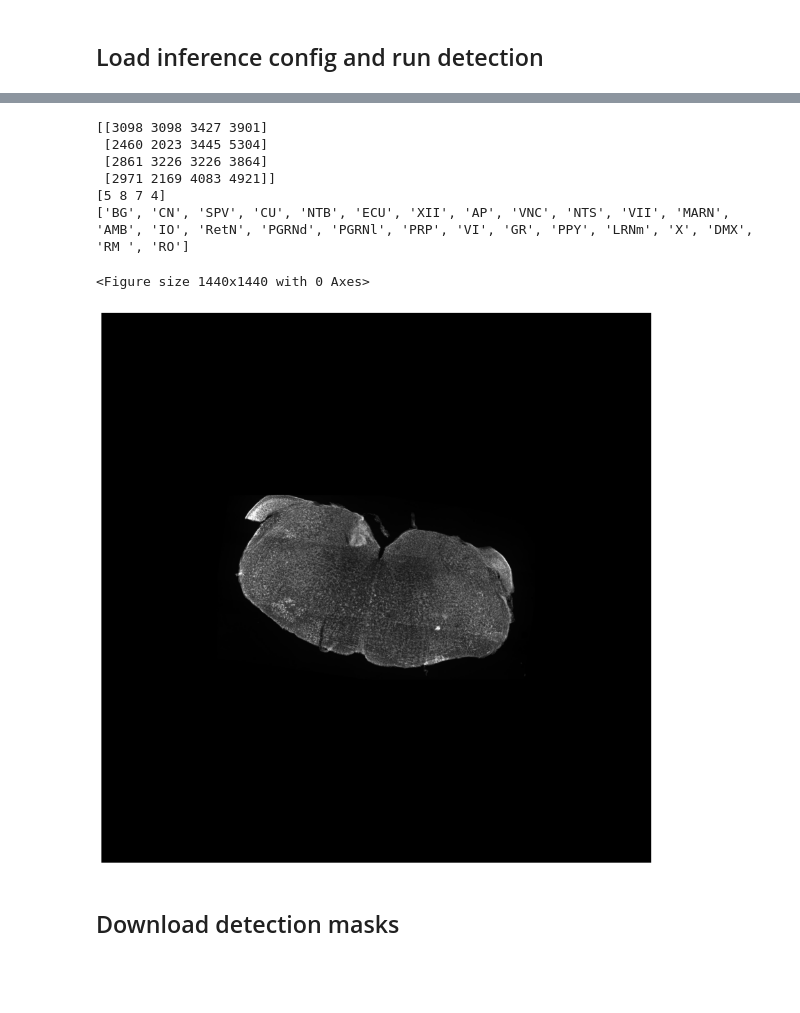
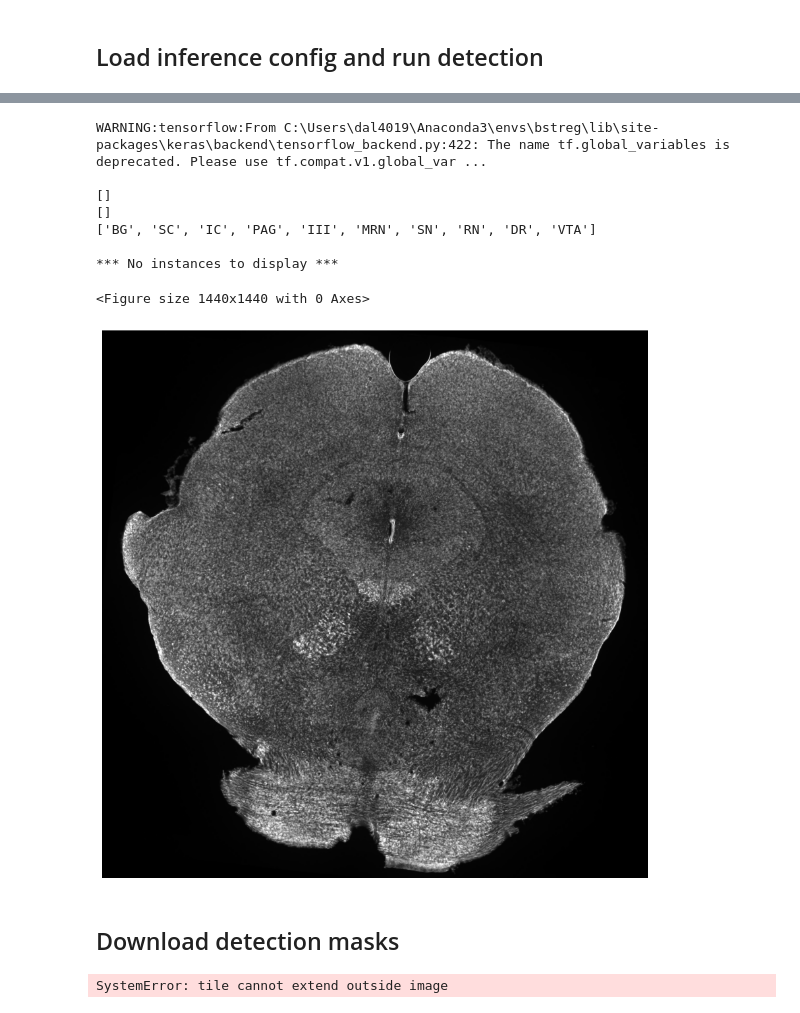
Before and after one commit to itsasimiqbal/SeBRe, a Jupyter notebook: SeBRe_detection.ipynb, the cells around one changed output, grey strips where cells are left out. Saved outputs shown, nothing was run; the diff lists cells and outputs as text; code cells hidden in the pictures; blank space fills up the shorter version.

Commit message:
detection notebook

```diff
--- a/SeBRe_detection.ipynb
+++ b/SeBRe_detection.ipynb
@@ -39,7 +39,7 @@ MODEL_DIR = os.path.join(ROOT_DIR, "weights")
 # %% [output]
 C:\Users\dal4019\Documents\Bst_Reg
 # %%
-RGB_MAPPINGS_DIR = 'rgb_mappings_medulla_v2.csv'
+RGB_MAPPINGS_DIR = 'rgb_mappings_midbrain.csv'
 
 resetDataDir()
 
@@ -77,7 +77,7 @@ class BrainDataset(utils.Dataset):
         for index, label in enumerate(RGB_MAPPINGS_LABELS):
             self.add_class('brain', index+1, label)
 
-        training_images_folder = 'images/VALIDATION'
+        training_images_folder = 'images/TEST'
         resetDataDir()
         os.chdir(training_images_folder)
         cwd = os.getcwd()
@@ -124,7 +124,7 @@ class BrainConfig(Config):
     IMAGE_MAX_DIM = 128*3#128
 
     # Use smaller anchors because our image and objects are small
-    RPN_ANCHOR_SCALES = (8, 16, 32, 64, 128)  # anchor side in pixels
+    RPN_ANCHOR_SCALES = (16, 32, 64, 128, 256)  # anchor side in pixels
 
     # Reduce training ROIs per image because the images are small and have
     # few objects. Aim to allow ROI sampling to pick 33% positive ROIs.
@@ -154,10 +154,10 @@ class BrainConfig(Config):
 
     # Minimum probability value to accept a detected instance
     # ROIs below this threshold are skipped
-    DETECTION_MIN_CONFIDENCE =  0.1 #0.7
+    DETECTION_MIN_CONFIDENCE =  0.5 #0.7
 
     # Non-maximum suppression threshold for detection
-    DETECTION_NMS_THRESHOLD = 0.9 # if overlap ratio is greater than the overlap threshold (0.3), suppress object (https://www.pyimagesearch.com/2014/11/17/non-maximum-suppression-object-detection-python)
+    DETECTION_NMS_THRESHOLD = 0.5 # if overlap ratio is greater than the overlap threshold (0.3), suppress object (https://www.pyimagesearch.com/2014/11/17/non-maximum-suppression-object-detection-python)
 
 
 
@@ -211,26 +227,27 @@ colors = []
 for color in RGB_MAPPINGS_MAP.values():
     colors.append(tuple((color[0]/255, color[1]/255, color[2]/255)))
 # %%
-image = dataset.load_image(95)
+image = dataset.load_image(0)
 results = model.detect([image], verbose=1)
 plt.figure(figsize=(20,20))
 
 r = results[0]
 print(r['rois'])
 print(r['class_ids'])
 print(dataset.class_names)
 
 visualize.display_instances(image, r['rois'], r['masks'], r['class_ids'],
                             dataset.class_names, r['scores'], figsize=(15, 15), colors=colors)#ax=get_ax()
 # %% [output]
-[[3098 3098 3427 3901]
- [2460 2023 3445 5304]
- [2861 3226 3226 3864]
- [2971 2169 4083 4921]]
-[5 8 7 4]
-['BG', 'CN', 'SPV', 'CU', 'NTB', 'ECU', 'XII', 'AP', 'VNC', 'NTS', 'VII', 'MARN', 'AMB', 'IO', 'RetN', 'PGRNd', 'PGRNl', 'PRP', 'VI', 'GR', 'PPY', 'LRNm', 'X', 'DMX', 'RM ', 'RO']
+WARNING:tensorflow:From C:\Users\dal4019\Anaconda3\envs\bstreg\lib\site-packages\keras\backend\tensorflow_backend.py:422: The name tf.global_variables is deprecated. Please use tf.compat.v1.global_var ...
+
+[]
+[]
+['BG', 'SC', 'IC', 'PAG', 'III', 'MRN', 'SN', 'RN', 'DR', 'VTA']
+
+*** No instances to display ***
 <Figure size 1440x1440 with 0 Axes>
-[figure, old version]
+[figure, new version]
 # %% [markdown]
 ## Download detection masks
 # %%
@@ -268,3 +285,5 @@ for image_id in dataset.image_ids:
     for class_id in range(1,num_classes+1):
         im = Image.fromarray(np.uint8(r['masks'][:,:,class_id-1] * 255) , 'L')
         im.save("section_masks_" + str(image_id) + "_" + class_map[class_id] + "_m_" + str(class_id) + ".png")
+# %% [output]
+SystemError: tile cannot extend outside image
```
Also changed, not shown: parts of 3 cells of this notebook, 1 other file.
